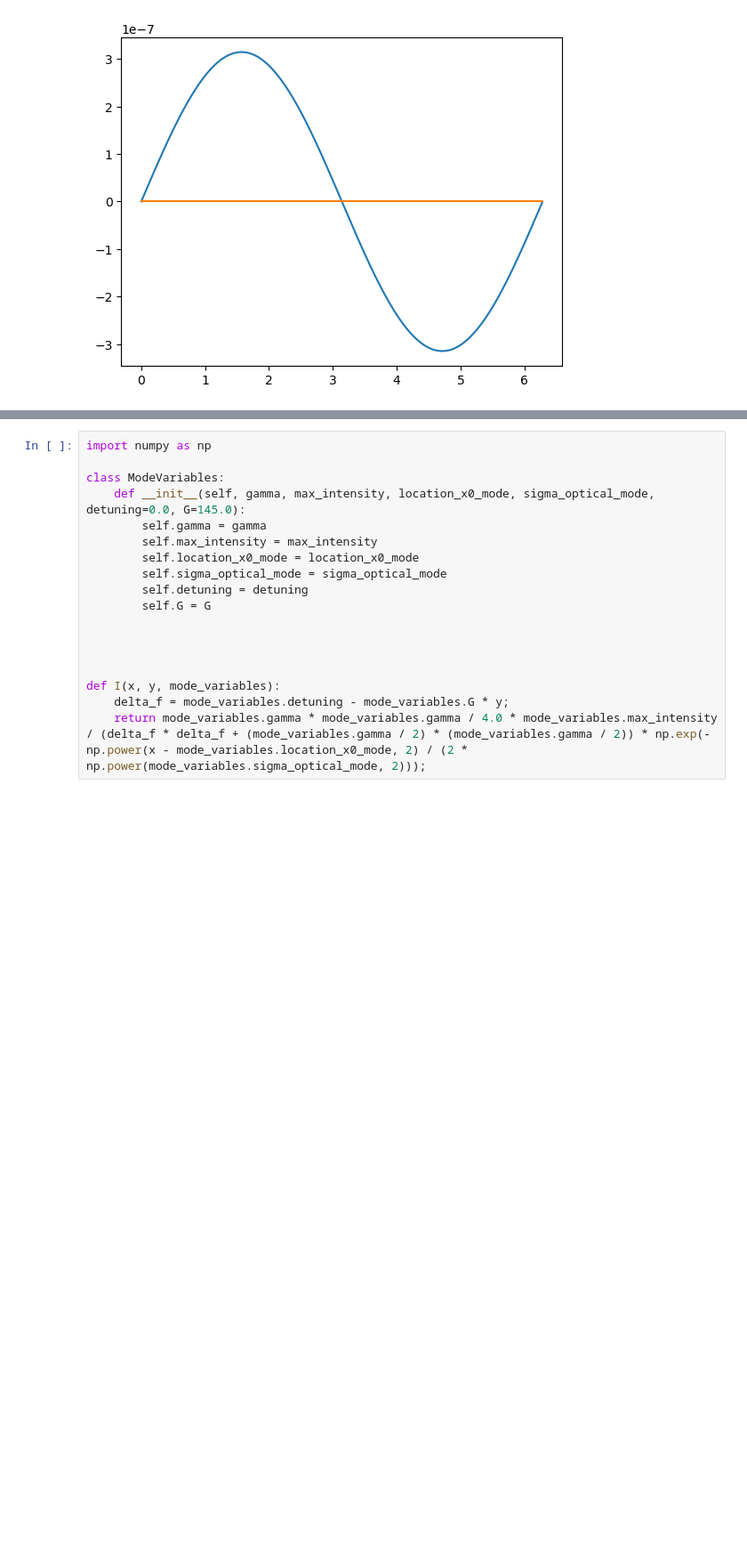
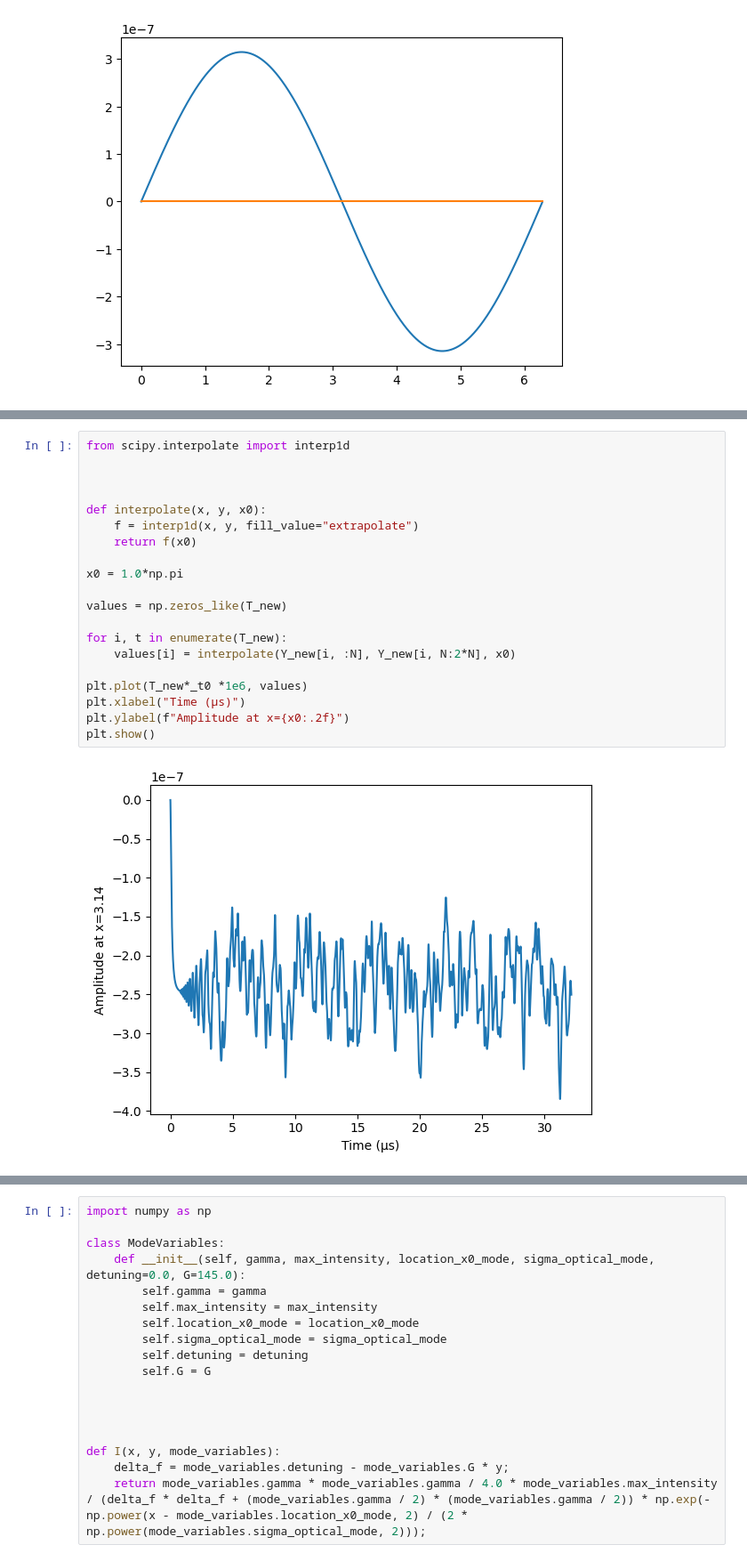
Before and after one commit to Bouwmeester-Lab/superfluid-dynamics, a Jupyter notebook: CuSuperHelium/Python/example.ipynb, the cells around one changed output, grey strips where cells are left out. Shown at 89% size. Cells and saved outputs as stored; diff of their text form; blank space fills up the shorter version.

```diff
--- a/CuSuperHelium/Python/example.ipynb
+++ b/CuSuperHelium/Python/example.ipynb
@@ -212,0 +240,22 @@ plt.show()
+# %%
+from scipy.interpolate import interp1d
+
+
+
+def interpolate(x, y, x0):
+    f = interp1d(x, y, fill_value="extrapolate")
+    return f(x0)
+
+x0 = 1.0*np.pi
+
+values = np.zeros_like(T_new)
+
+for i, t in enumerate(T_new):
+    values[i] = interpolate(Y_new[i, :N], Y_new[i, N:2*N], x0)
+
+plt.plot(T_new*_t0 *1e6, values)
+plt.xlabel("Time (µs)")
+plt.ylabel(f"Amplitude at x={x0:.2f}")
+plt.show()
+# %% [output]
+[figure, added]
```
Also changed, not shown: parts of 10 cells of this notebook.
